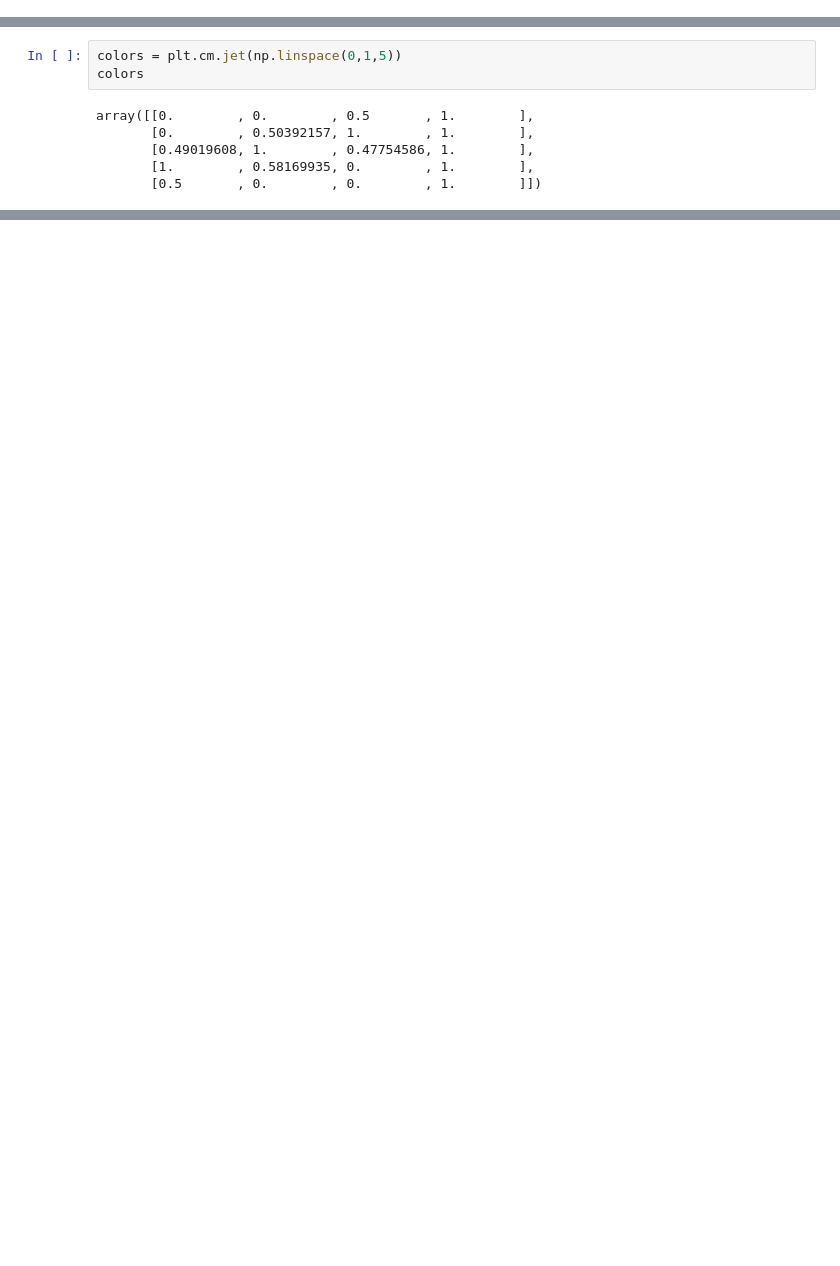
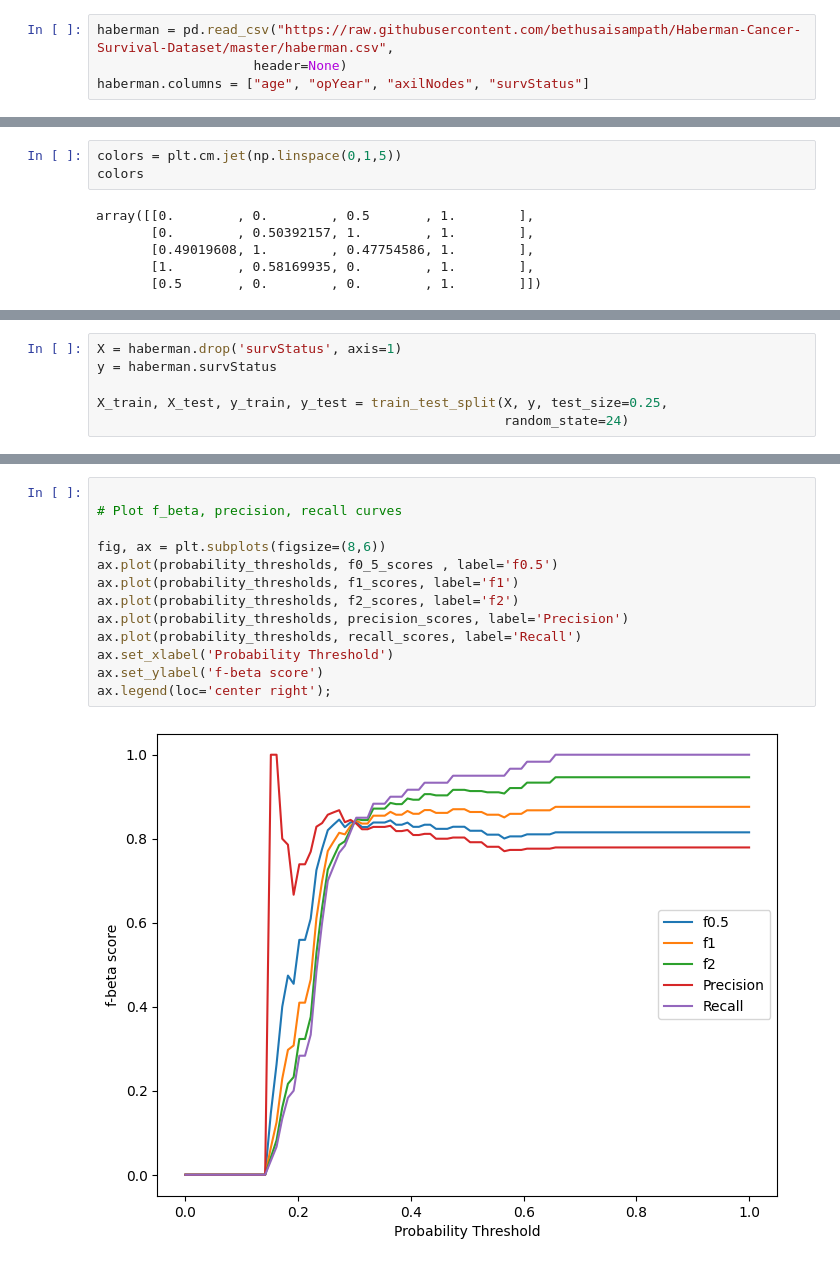
Before and after one commit to Bayan2019/internship_1206, a Jupyter notebook: f-beta-score.ipynb, the cells around one changed output, grey strips where cells are left out. Drawn from its saved outputs; the diff is of its cells as text; blank space fills up the shorter version.

```diff
--- a/f-beta-score.ipynb
+++ b/f-beta-score.ipynb
@@ -15,0 +19,4 @@ from sklearn.metrics import recall_score, precision_score, precision_recall_curv
+# %%
+haberman = pd.read_csv("https://raw.githubusercontent.com/bethusaisampath/Haberman-Cancer-Survival-Dataset/master/haberman.csv",
+                    header=None)
+haberman.columns = ["age", "opYear", "axilNodes", "survStatus"]
@@ -100,0 +123,6 @@ array([[0.        , 0.        , 0.5       , 1.        ],
+# %%
+X = haberman.drop('survStatus', axis=1)
+y = haberman.survStatus
+
+X_train, X_test, y_train, y_test = train_test_split(X, y, test_size=0.25,
+                                                    random_state=24)
@@ -100,0 +166,15 @@ array([[0.        , 0.        , 0.5       , 1.        ],
+# %%
+
+# Plot f_beta, precision, recall curves
+
+fig, ax = plt.subplots(figsize=(8,6))
+ax.plot(probability_thresholds, f0_5_scores , label='f0.5')
+ax.plot(probability_thresholds, f1_scores, label='f1')
+ax.plot(probability_thresholds, f2_scores, label='f2')
+ax.plot(probability_thresholds, precision_scores, label='Precision')
+ax.plot(probability_thresholds, recall_scores, label='Recall')
+ax.set_xlabel('Probability Threshold')
+ax.set_ylabel('f-beta score')
+ax.legend(loc='center right');
+# %% [output]
+[figure, added]
```
Also changed, not shown: parts of 10 cells of this notebook, 2 other files.
